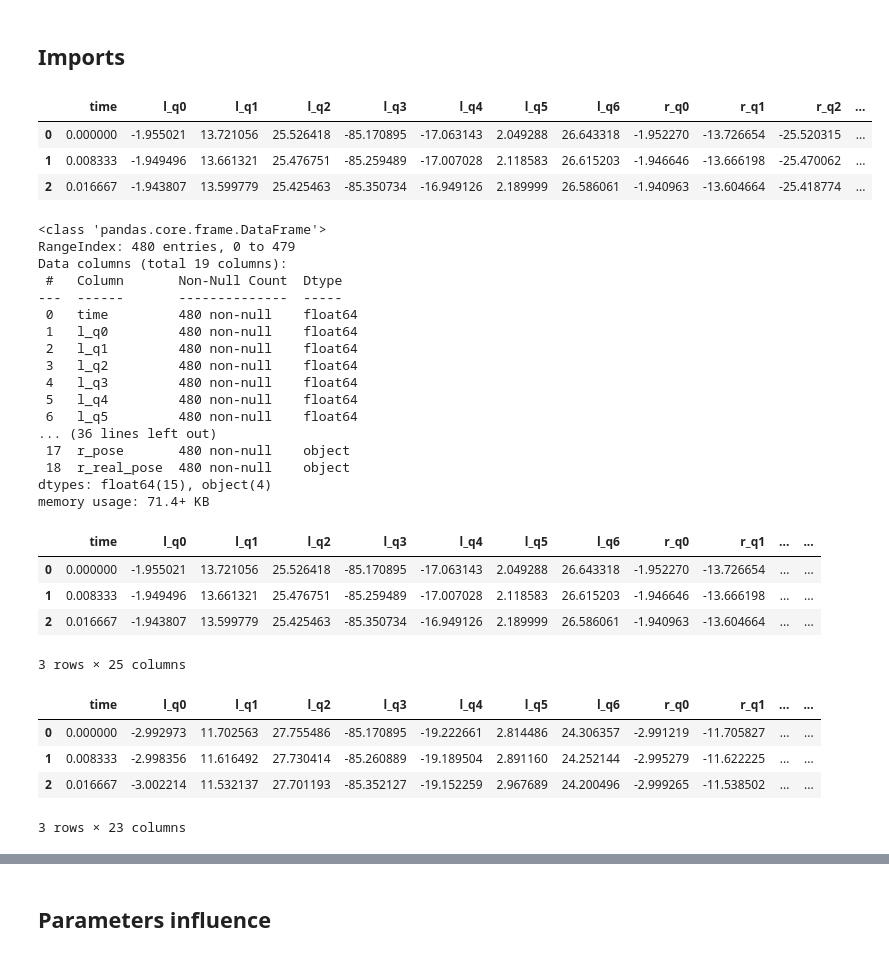
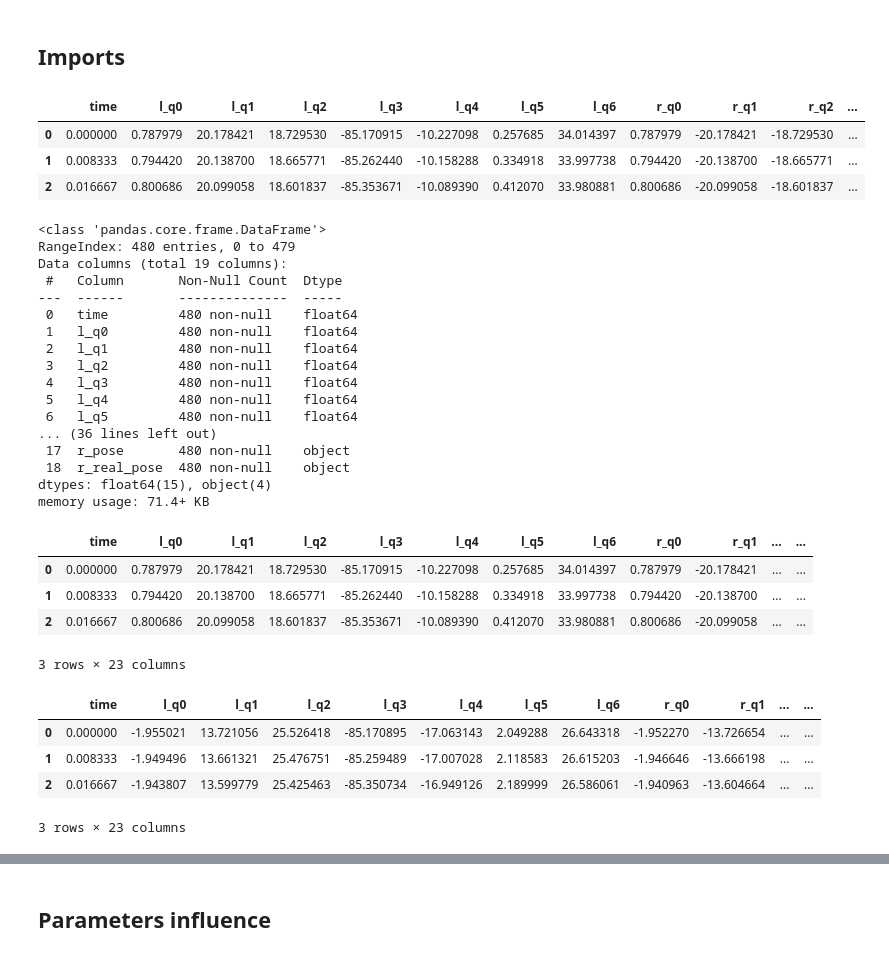
Before and after one commit to pollen-robotics/reachy2_qpik, a Jupyter notebook: src/example/pinocchio/metrics_eval.ipynb, the cells around one changed output, grey strips where cells are left out. Cells and saved outputs as stored; diff of their text form; code cells hidden in the pictures.

Commit message:
Adding QP data comparison

```diff
--- a/src/example/pinocchio/metrics_eval.ipynb
+++ b/src/example/pinocchio/metrics_eval.ipynb
@@ -9,22 +9,24 @@ import pandas as pd
 import matplotlib.pyplot as plt
 from metrics import l2_error, rodrigues_error, combined_error
 # %%
-test = "line"
+test = "line" # line, circle, heart
 
-filepath_sym = f'data/num_{test}_data.csv'
-filepath_num = f'data/qp_{test}_data.csv'
+filepath_sym = f'data/sym_{test}_data.csv'
+filepath_num = f'data/num_{test}_data.csv'
+filepath_qp = f'data/qp_{test}_data.csv'
 
 df_sym = pd.read_csv(filepath_sym, sep=",", header=0).copy()
 df_num = pd.read_csv(filepath_num, sep=",", header=0).copy()
+df_qp = pd.read_csv(filepath_qp, sep=",", header=0).copy()
 
 display(df_sym.head(3))
 df_sym.info()
 df_num.info()
 # %% [output]
 |  | time | l_q0 | l_q1 | l_q2 | l_q3 | l_q4 | l_q5 | l_q6 | r_q0 | r_q1 | r_q2 | ... |
-| 0 | 0.000000 | -1.955021 | 13.721056 | 25.526418 | -85.170895 | -17.063143 | 2.049288 | 26.643318 | -1.952270 | -13.726654 | -25.520315 | ... |
-| 1 | 0.008333 | -1.949496 | 13.661321 | 25.476751 | -85.259489 | -17.007028 | 2.118583 | 26.615203 | -1.946646 | -13.666198 | -25.470062 | ... |
-| 2 | 0.016667 | -1.943807 | 13.599779 | 25.425463 | -85.350734 | -16.949126 | 2.189999 | 26.586061 | -1.940963 | -13.604664 | -25.418774 | ... |
+| 0 | 0.000000 | 0.787979 | 20.178421 | 18.729530 | -85.170915 | -10.227098 | 0.257685 | 34.014397 | 0.787979 | -20.178421 | -18.729530 | ... |
+| 1 | 0.008333 | 0.794420 | 20.138700 | 18.665771 | -85.262440 | -10.158288 | 0.334918 | 33.997738 | 0.794420 | -20.138700 | -18.665771 | ... |
+| 2 | 0.016667 | 0.800686 | 20.099058 | 18.601837 | -85.353671 | -10.089390 | 0.412070 | 33.980881 | 0.800686 | -20.099058 | -18.601837 | ... |
 <class 'pandas.core.frame.DataFrame'>
 RangeIndex: 480 entries, 0 to 479
 Data columns (total 19 columns):
@@ -47,8 +49,8 @@ def parse_pose_matrix(matrix_str):
     """Convert a string of a matrix into a NumPy array."""
     return np.array(ast.literal_eval(matrix_str))
 # %%
-l_pos_errs, l_rot_errs, l_comb_errs = [], [], []
-r_pos_errs, r_rot_errs, r_comb_errs = [], [], []
+l_pos_errs, l_rot_errs, = [], []
+r_pos_errs, r_rot_errs, = [], []
 
 for _, row in df_sym.iterrows():
     l_pose = parse_pose_matrix(row["l_pose"])
@@ -56,38 +58,32 @@ for _, row in df_sym.iterrows():
 
     l_pos = l2_error(l_pose[:3, 3], l_real[:3, 3])
     l_rot = rodrigues_error(l_pose[:3, :3], l_real[:3, :3])
-    l_comb = combined_error(l_pos, l_rot)
 
     l_pos_errs.append(l_pos)
     l_rot_errs.append(l_rot)
-    l_comb_errs.append(l_comb)
 
     r_pose = parse_pose_matrix(row["r_pose"])
     r_real = parse_pose_matrix(row["r_real_pose"])
 
     r_pos = l2_error(r_pose[:3, 3], r_real[:3, 3])
     r_rot = rodrigues_error(r_pose[:3, :3], r_real[:3, :3])
-    r_comb = combined_error(r_pos, r_rot)
 
     r_pos_errs.append(r_pos)
     r_rot_errs.append(r_rot)
-    r_comb_errs.append(r_comb)
 
 df_sym["l_pos_err"] = l_pos_errs
 df_sym["l_rot_err"] = l_rot_errs
-df_sym["l_combined_err"] = l_comb_errs
 
 df_sym["r_pos_err"] = r_pos_errs
 df_sym["r_rot_err"] = r_rot_errs
-df_sym["r_combined_err"] = r_comb_errs
 
 display(df_sym.head(3))
 # %% [output]
 |  | time | l_q0 | l_q1 | l_q2 | l_q3 | l_q4 | l_q5 | l_q6 | r_q0 | r_q1 | ... | ... |
-| 0 | 0.000000 | -1.955021 | 13.721056 | 25.526418 | -85.170895 | -17.063143 | 2.049288 | 26.643318 | -1.952270 | -13.726654 | ... | ... |
-| 1 | 0.008333 | -1.949496 | 13.661321 | 25.476751 | -85.259489 | -17.007028 | 2.118583 | 26.615203 | -1.946646 | -13.666198 | ... | ... |
-| 2 | 0.016667 | -1.943807 | 13.599779 | 25.425463 | -85.350734 | -16.949126 | 2.189999 | 26.586061 | -1.940963 | -13.604664 | ... | ... |
+| 0 | 0.000000 | 0.787979 | 20.178421 | 18.729530 | -85.170915 | -10.227098 | 0.257685 | 34.014397 | 0.787979 | -20.178421 | ... | ... |
+| 1 | 0.008333 | 0.794420 | 20.138700 | 18.665771 | -85.262440 | -10.158288 | 0.334918 | 33.997738 | 0.794420 | -20.138700 | ... | ... |
+| 2 | 0.016667 | 0.800686 | 20.099058 | 18.601837 | -85.353671 | -10.089390 | 0.412070 | 33.980881 | 0.800686 | -20.099058 | ... | ... |
-3 rows × 25 columns
+3 rows × 23 columns
 # %%
 l_pos_errs, l_rot_errs, l_comb_errs = [], [], []
 r_pos_errs, r_rot_errs, r_comb_errs = [], [], []
@@ -117,10 +113,38 @@ df_num["l_rot_err"] = l_rot_errs
 df_num["r_pos_err"] = r_pos_errs
 df_num["r_rot_err"] = r_rot_errs
 
+l_pos_errs, l_rot_errs, l_comb_errs = [], [], []
+r_pos_errs, r_rot_errs, r_comb_errs = [], [], []
+
+for _, row in df_qp.iterrows():
+    l_pose = parse_pose_matrix(row["l_pose"])
+    l_real = parse_pose_matrix(row["l_real_pose"])
+
+    l_pos = l2_error(l_pose[:3, 3], l_real[:3, 3])
+    l_rot = rodrigues_error(l_pose[:3, :3], l_real[:3, :3])
+
+    l_pos_errs.append(l_pos)
+    l_rot_errs.append(l_rot)
+
+    r_pose = parse_pose_matrix(row["r_pose"])
+    r_real = parse_pose_matrix(row["r_real_pose"])
+
+    r_pos = l2_error(r_pose[:3, 3], r_real[:3, 3])
+    r_rot = rodrigues_error(r_pose[:3, :3], r_real[:3, :3])
+
+    r_pos_errs.append(r_pos)
+    r_rot_errs.append(r_rot)
+
+df_qp["l_pos_err"] = l_pos_errs
+df_qp["l_rot_err"] = l_rot_errs
+
+df_qp["r_pos_err"] = r_pos_errs
+df_qp["r_rot_err"] = r_rot_errs
+
 display(df_num.head(3))
 # %% [output]
 |  | time | l_q0 | l_q1 | l_q2 | l_q3 | l_q4 | l_q5 | l_q6 | r_q0 | r_q1 | ... | ... |
-| 0 | 0.000000 | -2.992973 | 11.702563 | 27.755486 | -85.170895 | -19.222661 | 2.814486 | 24.306357 | -2.991219 | -11.705827 | ... | ... |
-| 1 | 0.008333 | -2.998356 | 11.616492 | 27.730414 | -85.260889 | -19.189504 | 2.891160 | 24.252144 | -2.995279 | -11.622225 | ... | ... |
-| 2 | 0.016667 | -3.002214 | 11.532137 | 27.701193 | -85.352127 | -19.152259 | 2.967689 | 24.200496 | -2.999265 | -11.538502 | ... | ... |
+| 0 | 0.000000 | -1.955021 | 13.721056 | 25.526418 | -85.170895 | -17.063143 | 2.049288 | 26.643318 | -1.952270 | -13.726654 | ... | ... |
+| 1 | 0.008333 | -1.949496 | 13.661321 | 25.476751 | -85.259489 | -17.007028 | 2.118583 | 26.615203 | -1.946646 | -13.666198 | ... | ... |
+| 2 | 0.016667 | -1.943807 | 13.599779 | 25.425463 | -85.350734 | -16.949126 | 2.189999 | 26.586061 | -1.940963 | -13.604664 | ... | ... |
 3 rows × 23 columns
```
Also changed, not shown: parts of 4 cells of this notebook.
